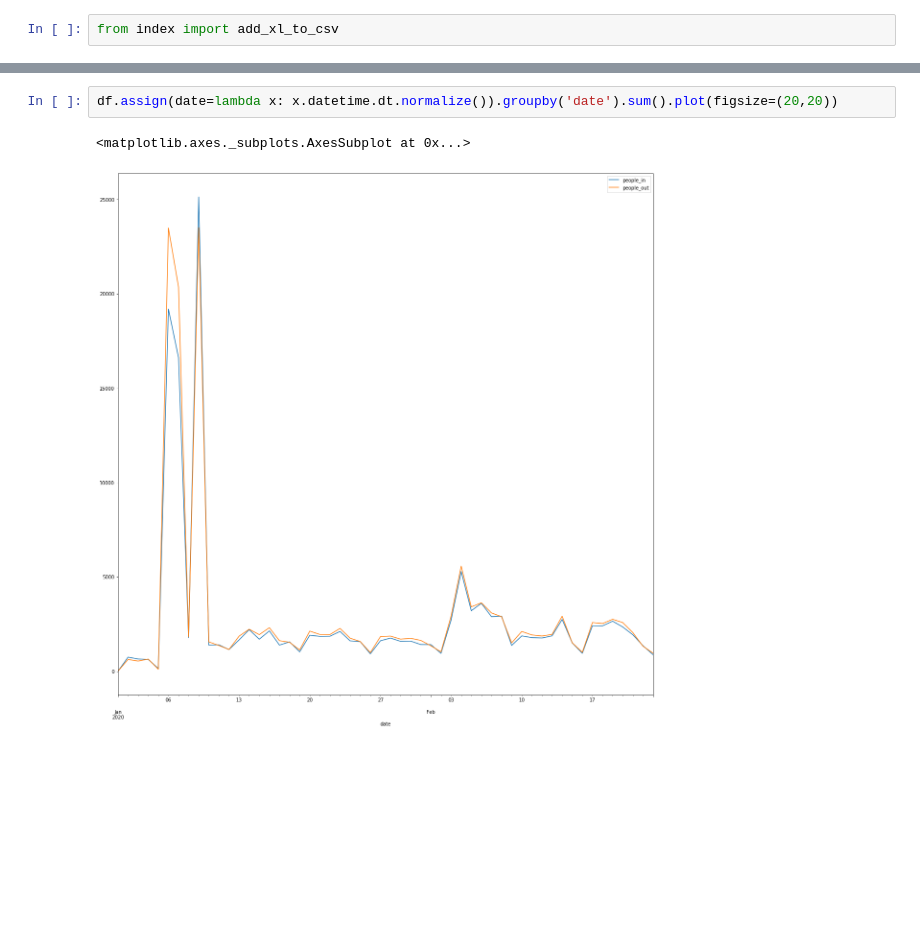
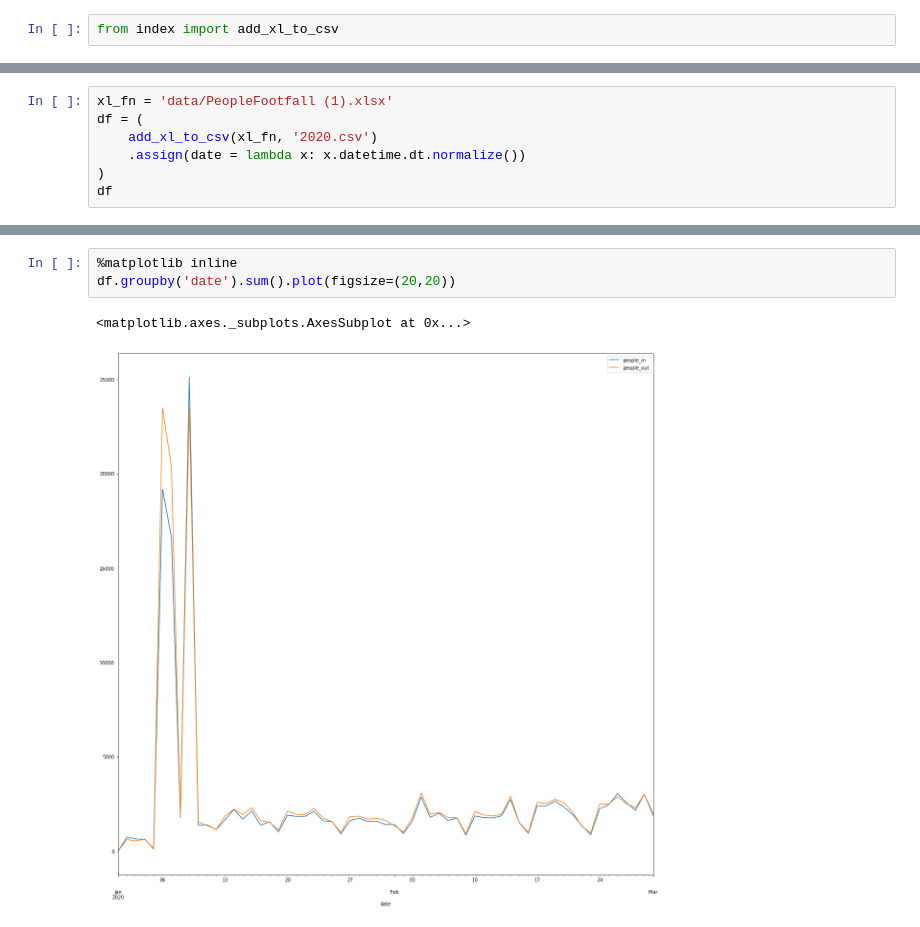
Before and after one commit to 0sumrich/smartgates, a Jupyter notebook: index.ipynb, the cells around one changed output, grey strips where cells are left out. Cells and saved outputs as stored; diff of their text form; blank space fills up the shorter version.

```diff
--- a/index.ipynb
+++ b/index.ipynb
@@ -27,0 +12,7 @@ weekly-2020-02-10 0925.xlsx
+# %%
+xl_fn = 'data/PeopleFootfall (1).xlsx'
+df = (
+    add_xl_to_csv(xl_fn, '2020.csv')
+    .assign(date = lambda x: x.datetime.dt.normalize())
+)
+df
@@ -28,5 +33,6 @@ weekly-2020-02-10 0925.xlsx
 # %%
-df.assign(date=lambda x: x.datetime.dt.normalize()).groupby('date').sum().plot(figsize=(20,20))
+%matplotlib inline
+df.groupby('date').sum().plot(figsize=(20,20))
 # %% [output]
 <matplotlib.axes._subplots.AxesSubplot at 0x...>
-[figure, old version]
+[figure, new version]
```
Also changed, not shown: parts of 4 cells of this notebook, 3 other files.
